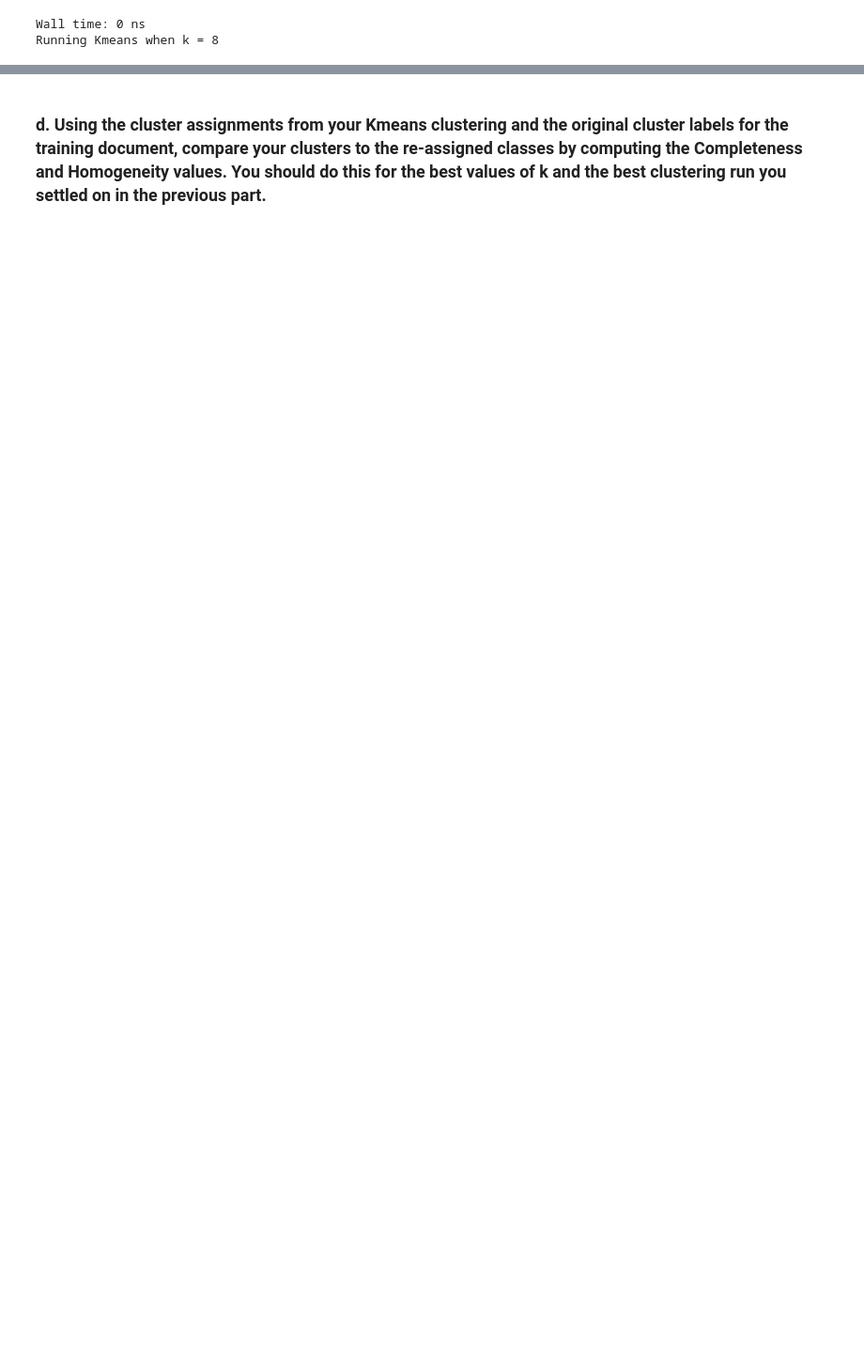
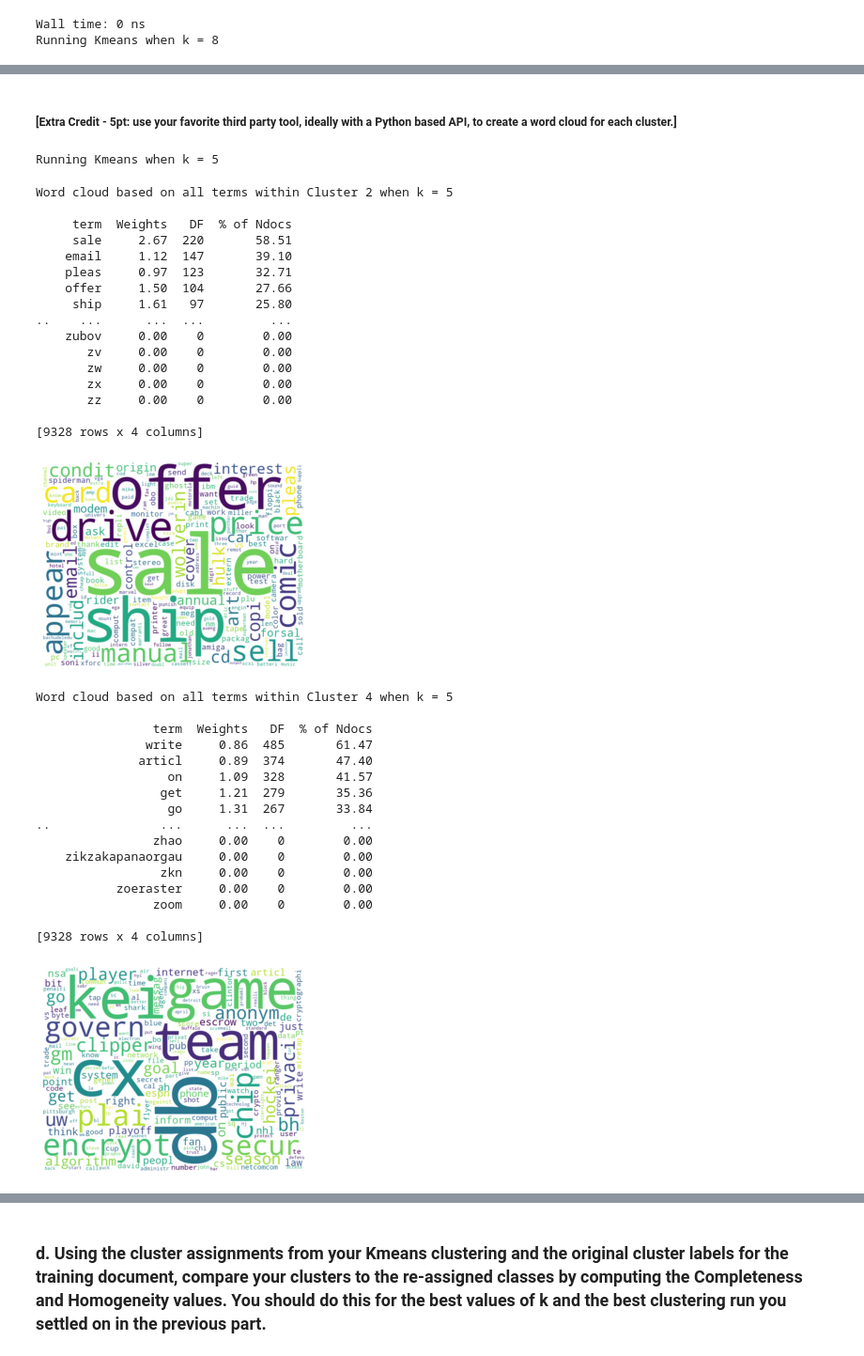
Before and after one commit to Ron256/DSC478MachineLearning, a Jupyter notebook: Notebooks/HomeWorkAssignments/ProgrammingMachineLearningAppsAssignment2_Clustering.ipynb, the cells around one changed output, grey strips where cells are left out. Shown: that part at 94% size. Saved outputs shown, nothing was run; the diff lists cells and outputs as text; code cells hidden in the pictures; blank space fills up the shorter version.

Commit message:
Added WordCloud

```diff
--- a/Notebooks/HomeWorkAssignments/ProgrammingMachineLearningAppsAssignment2_Clustering.ipynb
+++ b/Notebooks/HomeWorkAssignments/ProgrammingMachineLearningAppsAssignment2_Clustering.ipynb
@@ -453,6 +436,7 @@ def clusterAnalysis(centroids, clusterAssment, vs_train, df_terms):
         top5Rows.index = emptyIndex
         print('%s \n' %top5Rows)
         print('*'*40)
+    return sortedClTerm
 # %%
 %time
 # (dataSet, k, distMeas=distEuclid, createCent=randCent)
@@ -490,5 +487,5 @@ centroids5, clusterAssment5 = kMeans(vs_train_array, 5, cosineDist, randCent)
 Wall time: 0 ns
 Running Kmeans when k = 5
 # %%
-clusterAnalysis(centroids5, clusterAssment5, vs_train, df_terms)
+sortedClTerm = clusterAnalysis(centroids5, clusterAssment5, vs_train, df_terms)
 # %% [output]
@@ -511,0 +532,3 @@ Cluster size: 466
+# %%
+doc_cluster = pd.DataFrame(clusterAssment5, columns = ['Cluster','error'])
+doc_cluster.head()
@@ -595,0 +675,7 @@ Cluster size: 24
+# %% [markdown]
+##### [Extra Credit - 5pt: use your favorite third party tool, ideally with a Python based API, to create a word cloud for each cluster.]
+# %%
+print('Running Kmeans when k = 5')
+centroids5, clusterAssment5 = kMeans(vs_train_array, 5, cosineDist, randCent)
+# %% [output]
+Running Kmeans when k = 5
@@ -595,0 +746,37 @@ Cluster size: 24
+# %%
+clusterAnalysis_with_weights(centroids5, clusterAssment5, 5, vs_train, df_terms)
+# %% [output]
+Word cloud based on all terms within Cluster 2 when k = 5
+
+     term  Weights   DF  % of Ndocs
+     sale     2.67  220       58.51
+    email     1.12  147       39.10
+    pleas     0.97  123       32.71
+    offer     1.50  104       27.66
+     ship     1.61   97       25.80
+..    ...      ...  ...         ...
+    zubov     0.00    0        0.00
+       zv     0.00    0        0.00
+       zw     0.00    0        0.00
+       zx     0.00    0        0.00
+       zz     0.00    0        0.00
+
+[9328 rows x 4 columns]
+[figure, added]
+Word cloud based on all terms within Cluster 4 when k = 5
+
+                term  Weights   DF  % of Ndocs
+               write     0.86  485       61.47
+              articl     0.89  374       47.40
+                  on     1.09  328       41.57
+                 get     1.21  279       35.36
+                  go     1.31  267       33.84
+..               ...      ...  ...         ...
+                zhao     0.00    0        0.00
+    zikzakapanaorgau     0.00    0        0.00
+                 zkn     0.00    0        0.00
+           zoeraster     0.00    0        0.00
+                zoom     0.00    0        0.00
+
+[9328 rows x 4 columns]
+[figure, added]
```
Also changed, not shown: parts of 56 cells of this notebook.
